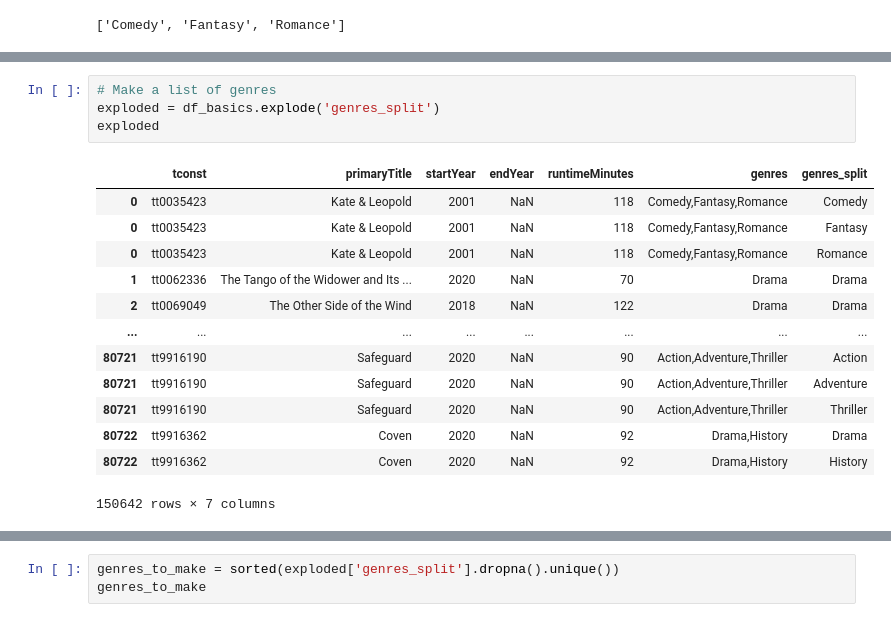
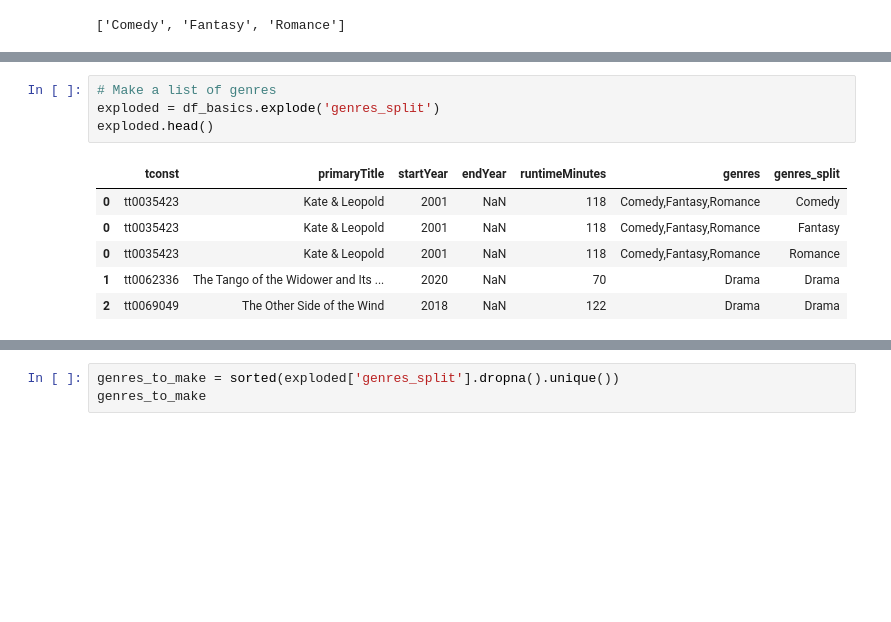
Before and after one commit to zevy613/Final-Project-The-Making-of-a-Successful-Movie, a Jupyter notebook: Normalize and add tables to SQL.ipynb, the cells around one changed output, grey strips where cells are left out. Saved outputs shown, nothing was run; the diff lists cells and outputs as text; blank space fills up the shorter version.

```diff
--- a/part 3.ipynb
+++ b/Normalize and add tables to SQL.ipynb
@@ -62,20 +65,13 @@ df_basics.head()
 # %%
 # Make a list of genres
 exploded = df_basics.explode('genres_split')
-exploded
+exploded.head()
 # %% [output]
 |  | tconst | primaryTitle | startYear | endYear | runtimeMinutes | genres | genres_split |
 | 0 | tt0035423 | Kate & Leopold | 2001 | NaN | 118 | Comedy,Fantasy,Romance | Comedy |
 | 0 | tt0035423 | Kate & Leopold | 2001 | NaN | 118 | Comedy,Fantasy,Romance | Fantasy |
 | 0 | tt0035423 | Kate & Leopold | 2001 | NaN | 118 | Comedy,Fantasy,Romance | Romance |
 | 1 | tt0062336 | The Tango of the Widower and Its ... | 2020 | NaN | 70 | Drama | Drama |
 | 2 | tt0069049 | The Other Side of the Wind | 2018 | NaN | 122 | Drama | Drama |
-| ... | ... | ... | ... | ... | ... | ... | ... |
-| 80721 | tt9916190 | Safeguard | 2020 | NaN | 90 | Action,Adventure,Thriller | Action |
-| 80721 | tt9916190 | Safeguard | 2020 | NaN | 90 | Action,Adventure,Thriller | Adventure |
-| 80721 | tt9916190 | Safeguard | 2020 | NaN | 90 | Action,Adventure,Thriller | Thriller |
-| 80722 | tt9916362 | Coven | 2020 | NaN | 92 | Drama,History | Drama |
-| 80722 | tt9916362 | Coven | 2020 | NaN | 92 | Drama,History | History |
-150642 rows × 7 columns
 # %%
 df_title_genre = exploded[['tconst', 'genres_split']]
```
Also changed, not shown: parts of 24 cells of this notebook.
